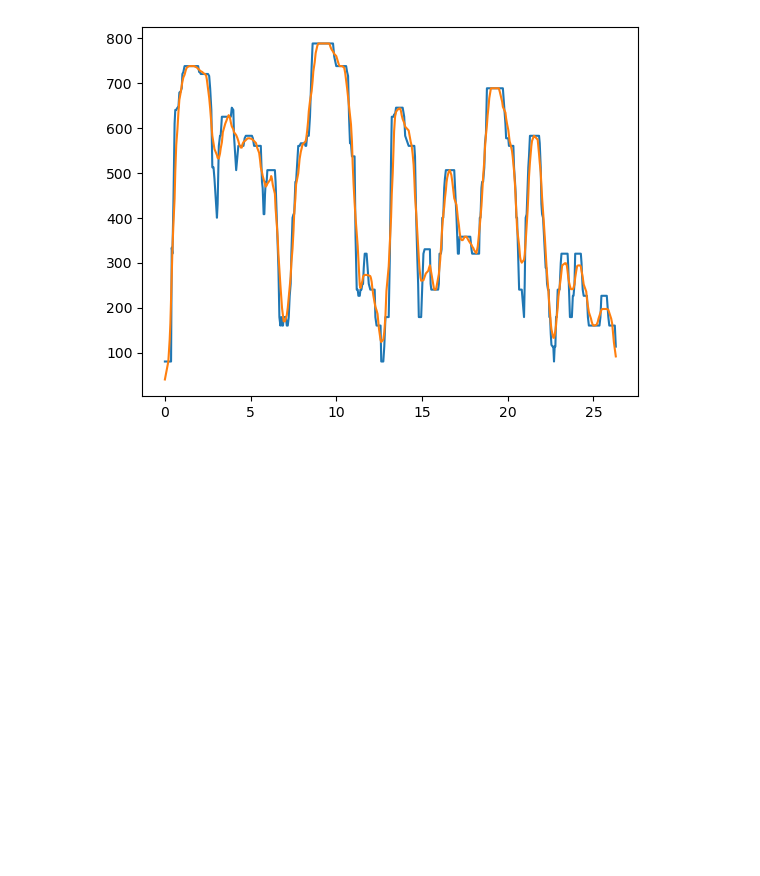
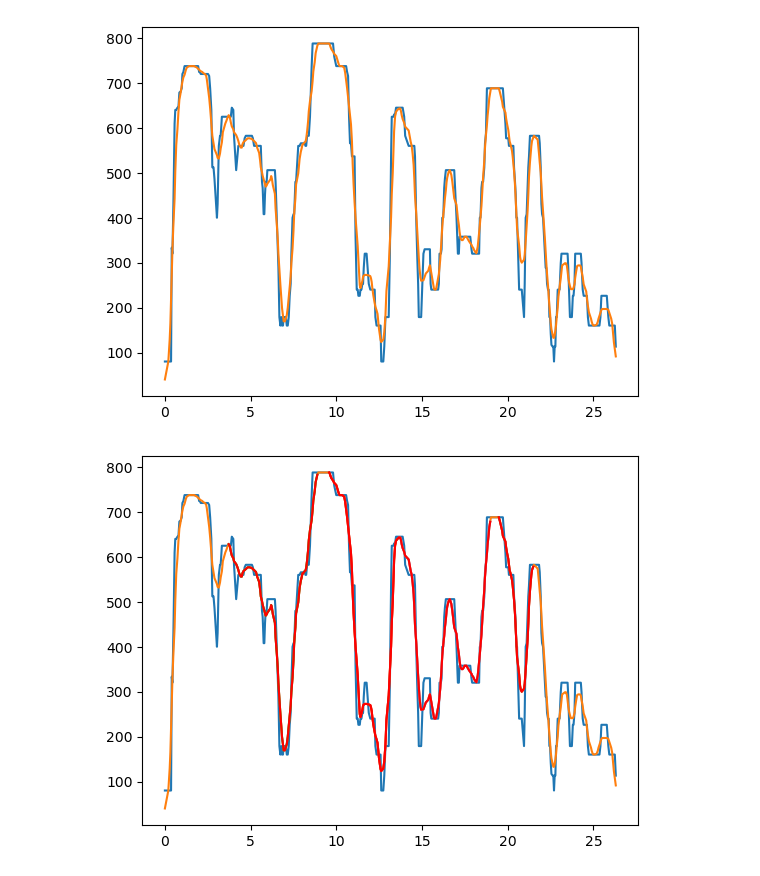
Before and after one commit to tonykelly00/DSC_morphology_pipeline, a Jupyter notebook: notebooks/analysis.ipynb, the cells around one changed output. Cells and saved outputs as stored; diff of their text form; code cells hidden in the pictures; blank space fills up the shorter version.

```diff
--- a/notebooks/analysis.ipynb
+++ b/notebooks/analysis.ipynb
@@ -62,8 +62,8 @@ for data in frames:
 //10.10.20.24/messdaten/Tony/Bonn/Data/Distal_Dendrite/Morphology/STED/michelle/140413_5weeks_thy1_dg/tables/
 //10.10.20.24/messdaten/Tony/Bonn/Data/Distal_Dendrite/Morphology/STED/michelle/140413_5weeks_thy1_dg/tables/
 # %%
-Dic=STEDdata['dendrite14']
-df=Dic['data']
+Dict=STEDdata['dendrite14']
+df=Dict['data']
 fig, ax1 = plt.subplots()
 ax1.plot(df.length*Dict['res']/Dict['ex_factor'], df.diam/Dict['ex_factor'])
 ax1.plot(df.length*Dict['res']/Dict['ex_factor'], df.smth/Dict['ex_factor'])
@@ -77,3 +77,11 @@ ax1.plot(df.length*Dict['res']/Dict['ex_factor'], df.smth/Dict['ex_factor'])
 # %% [output]
 [<matplotlib.lines.Line2D at 0x...>]
 [figure]
+# %%
+for dsc in Dict['DSCs']:
+    #print(dsc)
+    ax1.plot(dsc.length, dsc.smth, color='red')
+
+fig
+# %% [output]
+[figure, added]
```
Also changed, not shown: parts of 1 cell of this notebook.
